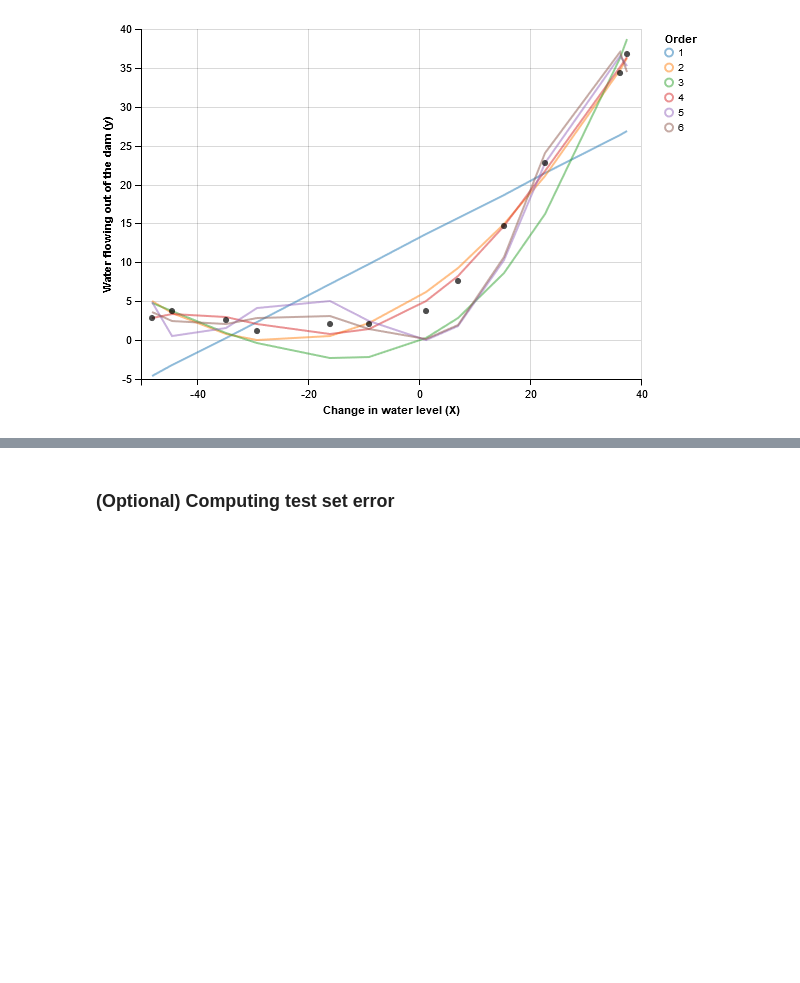
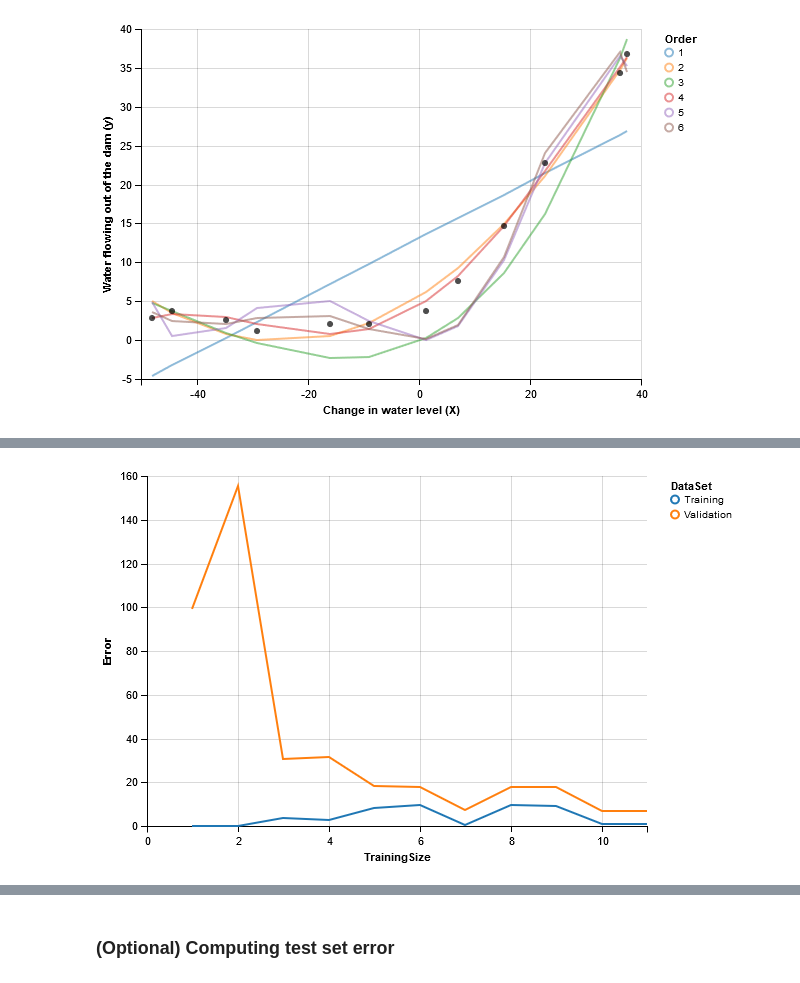
Before and after one commit to JeffMacaluso/Misc, a Jupyter notebook: MachineLearningMOOC/Ex5 Python - Regularized Linear Regression and Bias vs. Variance.ipynb, the cells around one changed output, grey strips where cells are left out. Cells and saved outputs as stored; diff of their text form; code cells hidden in the pictures; blank space fills up the shorter version.

```diff
--- a/MachineLearningMOOC/Ex5 Python - Regularized Linear Regression and Bias vs. Variance.ipynb
+++ b/MachineLearningMOOC/Ex5 Python - Regularized Linear Regression and Bias vs. Variance.ipynb
@@ -285,0 +330,4 @@ chart.display()
+# %%
+plot_learning_curve(map_polynomial(X, 2), y,
+                    map_polynomial(Xval, 2), yval, C=1)
+# %% [output]
@@ -285,0 +335 @@ chart.display()
+[figure, added]
```
Also changed, not shown: parts of 13 cells of this notebook.
